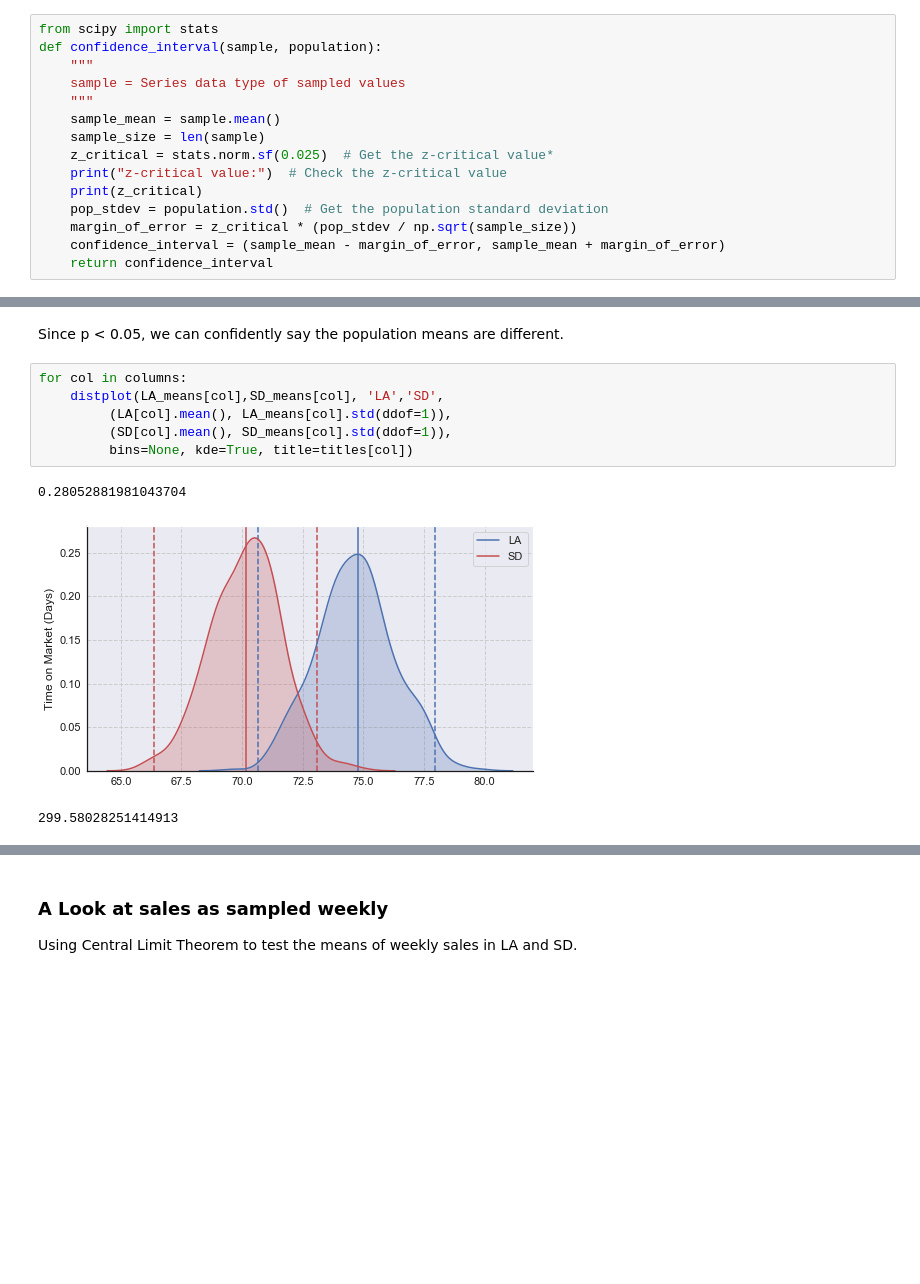
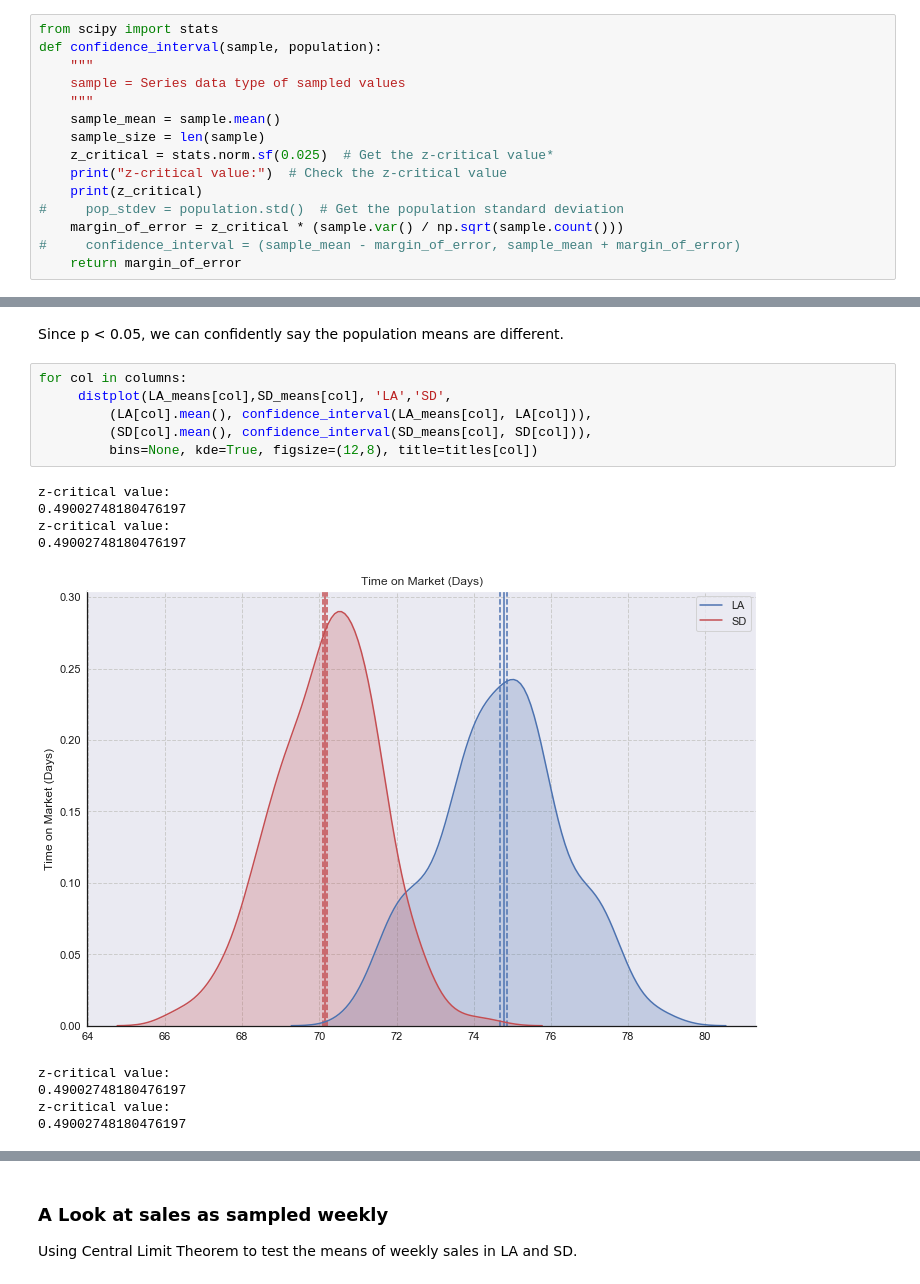
Before and after one commit to jleifnf/LA_SD_Housing_Market_Watch, a Jupyter notebook: notebook.ipynb, the cells around one changed output, grey strips where cells are left out. Saved outputs shown, nothing was run; the diff lists cells and outputs as text; blank space fills up the shorter version.

```diff
--- a/notebook.ipynb
+++ b/notebook.ipynb
@@ -174,10 +174,10 @@ def confidence_interval(sample, population):
     z_critical = stats.norm.sf(0.025)  # Get the z-critical value*
     print("z-critical value:")  # Check the z-critical value
     print(z_critical)
-    pop_stdev = population.std()  # Get the population standard deviation
-    margin_of_error = z_critical * (pop_stdev / np.sqrt(sample_size))
-    confidence_interval = (sample_mean - margin_of_error, sample_mean + margin_of_error)
-    return confidence_interval
+#     pop_stdev = population.std()  # Get the population standard deviation
+    margin_of_error = z_critical * (sample.var() / np.sqrt(sample.count()))
+#     confidence_interval = (sample_mean - margin_of_error, sample_mean + margin_of_error)
+    return margin_of_error
 # %%
 print(confidence_interval(LA_means.OnMarketDays, LA.OnMarketDays))
 print(confidence_interval(SD_means.OnMarketDays, SD.OnMarketDays))
@@ -204,11 +216,17 @@ Ttest_indResult(statistic=68.53542408294113, pvalue=0.0)
 Since p < 0.05, we can confidently say the population means are different.
 # %%
 for col in columns:
-    distplot(LA_means[col],SD_means[col], 'LA','SD',
-         (LA[col].mean(), LA_means[col].std(ddof=1)),
-         (SD[col].mean(), SD_means[col].std(ddof=1)),
-         bins=None, kde=True, title=titles[col])
+     distplot(LA_means[col],SD_means[col], 'LA','SD',
+         (LA[col].mean(), confidence_interval(LA_means[col], LA[col])),
+         (SD[col].mean(), confidence_interval(SD_means[col], SD[col])),
+         bins=None, kde=True, figsize=(12,8), title=titles[col])
 # %% [output]
-0.28052881981043704
+z-critical value:
+0.49002748180476197
+z-critical value:
+0.49002748180476197
-[figure, old version]
+[figure, new version]
-299.58028251414913
+z-critical value:
+0.49002748180476197
+z-critical value:
+0.49002748180476197
```
Also changed, not shown: parts of 6 cells of this notebook, 3 other files.
